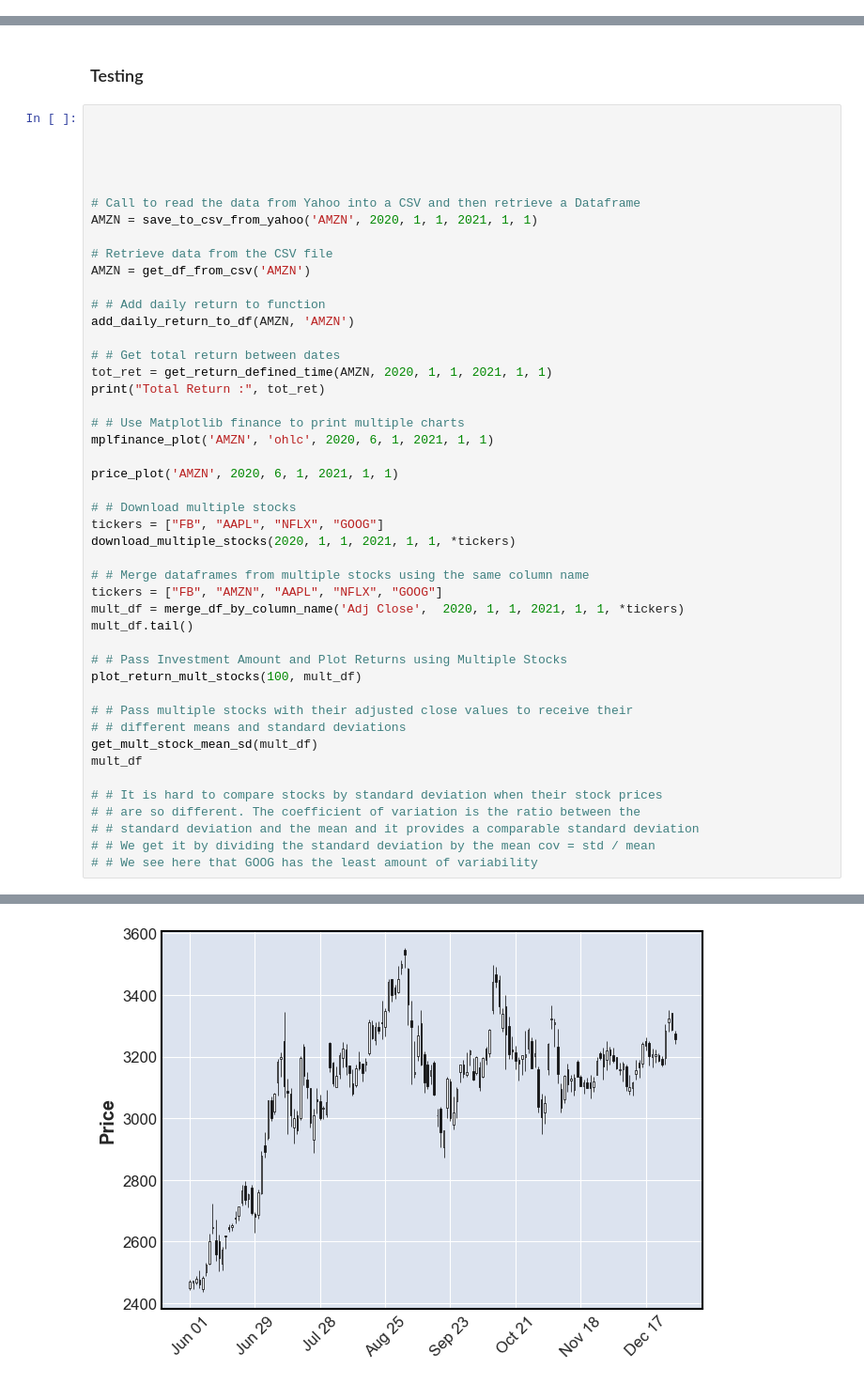
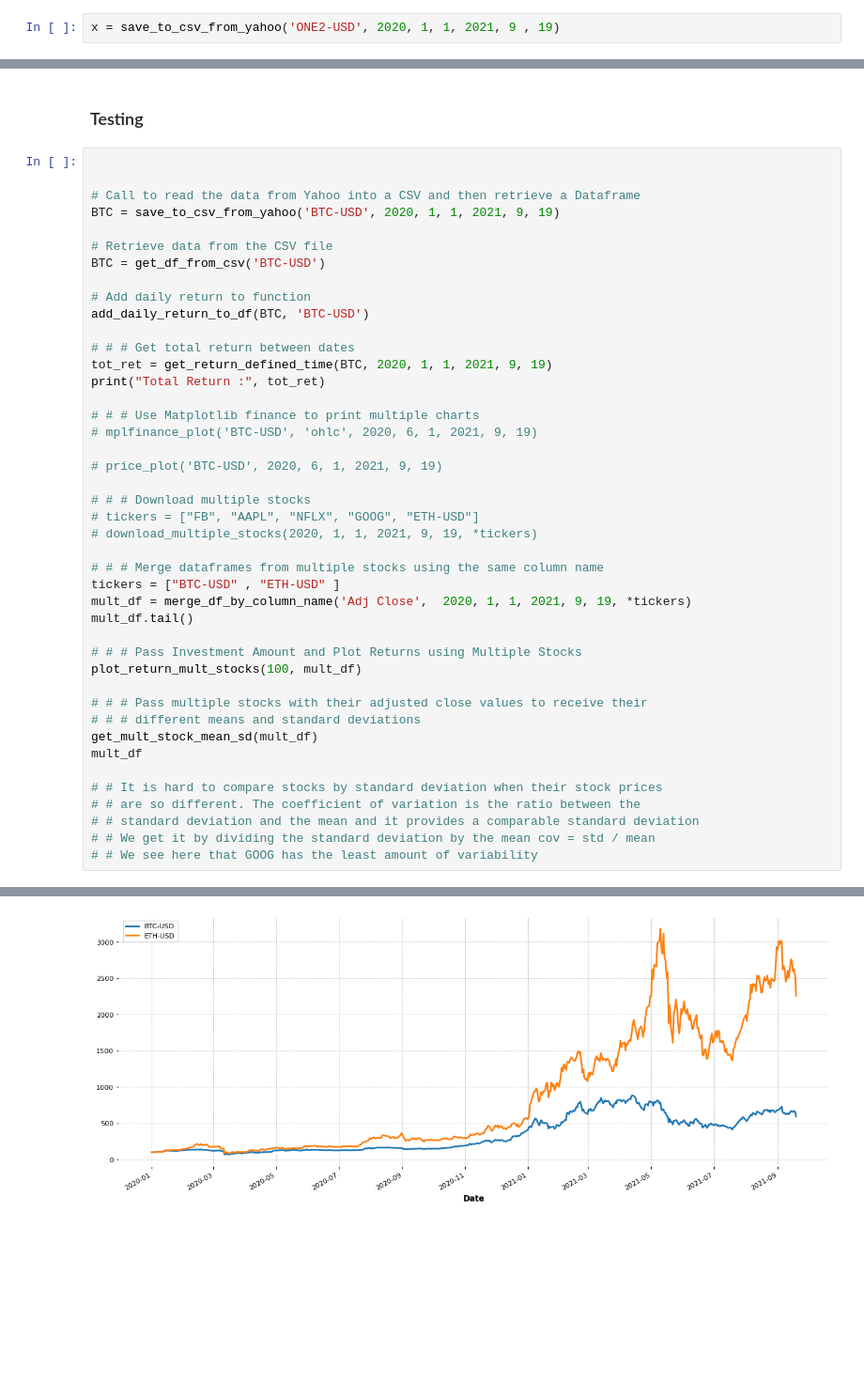
Before and after one commit to rayaroun/Stock-Portfolio-Risk-Analysis, a Jupyter notebook: Notebook1.ipynb, the cells around one changed output, grey strips where cells are left out. Shown at 94% size. Saved outputs shown, nothing was run; the diff lists cells and outputs as text; blank space fills up the shorter version.

```diff
--- a/Notebook1.ipynb
+++ b/Notebook1.ipynb
@@ -28,6 +29,8 @@ def save_to_csv_from_yahoo(ticker, syear, smonth, sday, eyear, emonth, eday):
     df.to_csv('C:/Users/rayar/Documents/Stock Portfolio Risk Analysis/Stock Data/' + ticker + '.csv')
 
     return df
+# %%
+x = save_to_csv_from_yahoo('ONE2-USD', 2020, 1, 1, 2021, 9 , 19)
 # %% [markdown]
 ## Function that Returns a Dataframe from a CSV
 # %%
@@ -236,41 +251,38 @@ def get_mult_stock_mean_sd(stock_df):
 # %%
 
 
-
-
-
 # Call to read the data from Yahoo into a CSV and then retrieve a Dataframe
-AMZN = save_to_csv_from_yahoo('AMZN', 2020, 1, 1, 2021, 1, 1)
+BTC = save_to_csv_from_yahoo('BTC-USD', 2020, 1, 1, 2021, 9, 19)
 
 # Retrieve data from the CSV file
-AMZN = get_df_from_csv('AMZN')
+BTC = get_df_from_csv('BTC-USD')
 
-# # Add daily return to function
-add_daily_return_to_df(AMZN, 'AMZN')
+# Add daily return to function
+add_daily_return_to_df(BTC, 'BTC-USD')
 
-# # Get total return between dates
-tot_ret = get_return_defined_time(AMZN, 2020, 1, 1, 2021, 1, 1)
+# # # Get total return between dates
+tot_ret = get_return_defined_time(BTC, 2020, 1, 1, 2021, 9, 19)
 print("Total Return :", tot_ret)
 
-# # Use Matplotlib finance to print multiple charts
-mplfinance_plot('AMZN', 'ohlc', 2020, 6, 1, 2021, 1, 1)
+# # # Use Matplotlib finance to print multiple charts
+# mplfinance_plot('BTC-USD', 'ohlc', 2020, 6, 1, 2021, 9, 19)
 
-price_plot('AMZN', 2020, 6, 1, 2021, 1, 1)
+# price_plot('BTC-USD', 2020, 6, 1, 2021, 9, 19)
 
-# # Download multiple stocks
-tickers = ["FB", "AAPL", "NFLX", "GOOG"]
-download_multiple_stocks(2020, 1, 1, 2021, 1, 1, *tickers)
+# # # Download multiple stocks
+# tickers = ["FB", "AAPL", "NFLX", "GOOG", "ETH-USD"]
+# download_multiple_stocks(2020, 1, 1, 2021, 9, 19, *tickers)
 
-# # Merge dataframes from multiple stocks using the same column name
-tickers = ["FB", "AMZN", "AAPL", "NFLX", "GOOG"]
-mult_df = merge_df_by_column_name('Adj Close',  2020, 1, 1, 2021, 1, 1, *tickers)
+# # # Merge dataframes from multiple stocks using the same column name
+tickers = ["BTC-USD" , "ETH-USD" ]
+mult_df = merge_df_by_column_name('Adj Close',  2020, 1, 1, 2021, 9, 19, *tickers)
 mult_df.tail()
 
-# # Pass Investment Amount and Plot Returns using Multiple Stocks
+# # # Pass Investment Amount and Plot Returns using Multiple Stocks
 plot_return_mult_stocks(100, mult_df)
 
-# # Pass multiple stocks with their adjusted close values to receive their
-# # different means and standard deviations
+# # # Pass multiple stocks with their adjusted close values to receive their
+# # # different means and standard deviations
 get_mult_stock_mean_sd(mult_df)
 mult_df
 
@@ -284 +315 @@ Total Return : 0.6166401575831238
-[figure, old version]
+[figure, new version]
```
Also changed, not shown: parts of 5 cells of this notebook, 22 other files.
